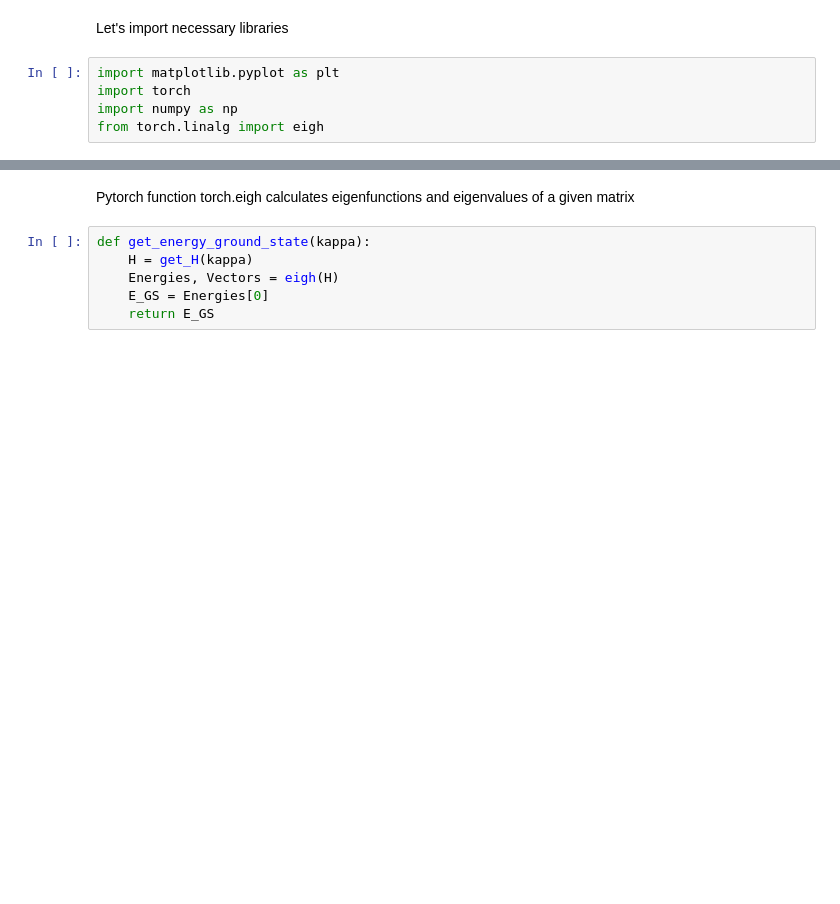
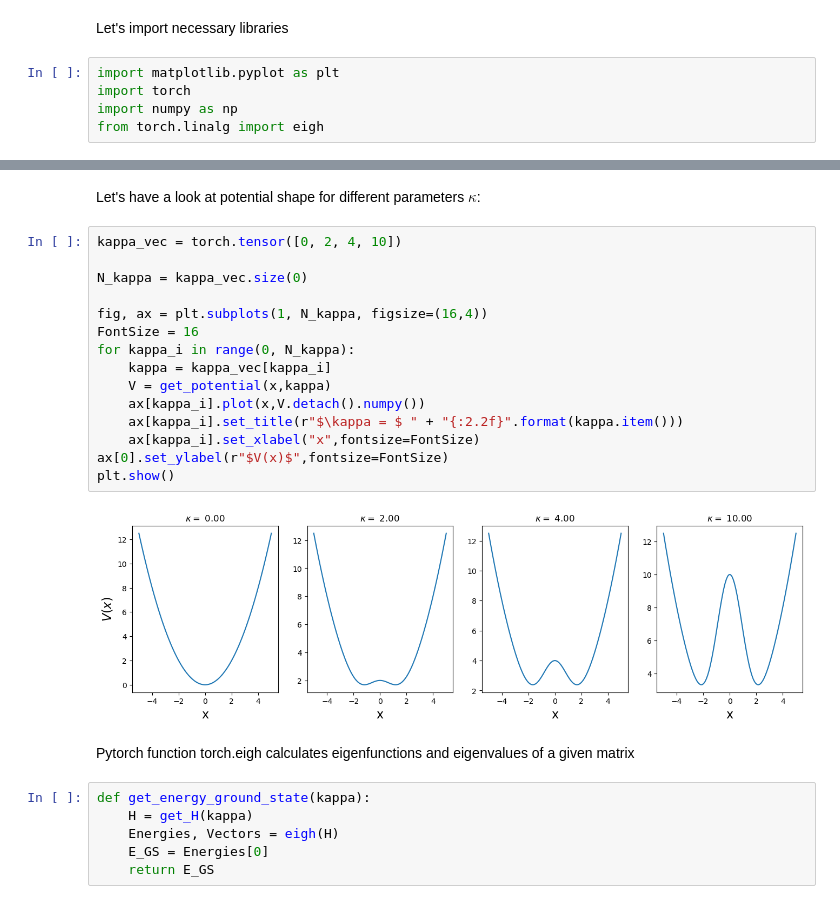
Before and after one commit to BorjaRequena/Neural-Network-Course, a Jupyter notebook: nbs/course/automatic_differentiation_pytorch.ipynb, the cells around one changed output, grey strips where cells are left out. Drawn from its saved outputs; the diff is of its cells as text; blank space fills up the shorter version.

```diff
--- a/nbs/course/automatic_differentiation_pytorch.ipynb
+++ b/nbs/course/automatic_differentiation_pytorch.ipynb
@@ -313,5 +333,24 @@ def get_H(kappa):
     H = H_T + H_V
     return H
+# %% [markdown]
+Let's have a look at potential shape for different parameters $\kappa$:
+# %%
+kappa_vec = torch.tensor([0, 2, 4, 10])
+
+N_kappa = kappa_vec.size(0)
+
+fig, ax = plt.subplots(1, N_kappa, figsize=(16,4))
+FontSize = 16
+for kappa_i in range(0, N_kappa):
+    kappa = kappa_vec[kappa_i]
+    V = get_potential(x,kappa)
+    ax[kappa_i].plot(x,V.detach().numpy())
+    ax[kappa_i].set_title(r"$\kappa = $ " + "{:2.2f}".format(kappa.item()))
+    ax[kappa_i].set_xlabel("x",fontsize=FontSize)
+ax[0].set_ylabel(r"$V(x)$",fontsize=FontSize)
+plt.show()
+# %% [output]
+[figure, added]
 # %% [markdown]
 Pytorch function torch.eigh calculates eigenfunctions and eigenvalues of a given matrix
 # %%
```
Also changed, not shown: parts of 10 cells of this notebook, 23 other files.
